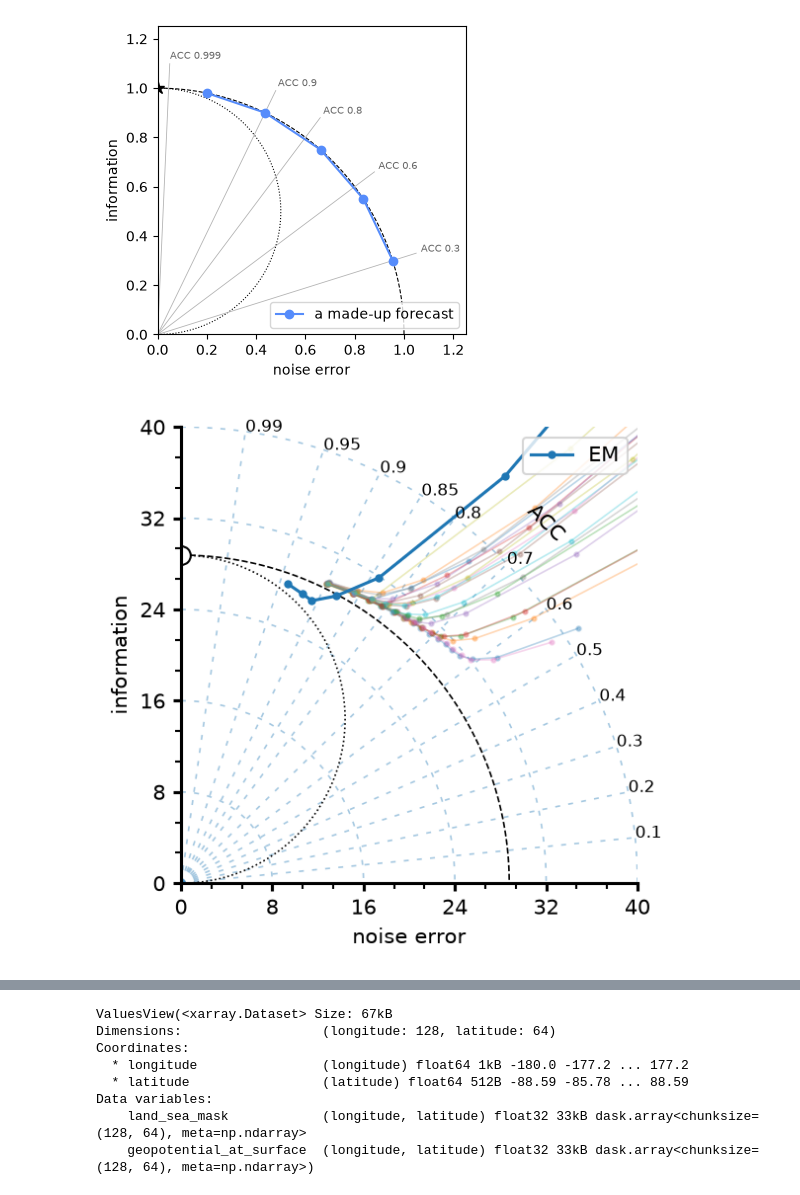
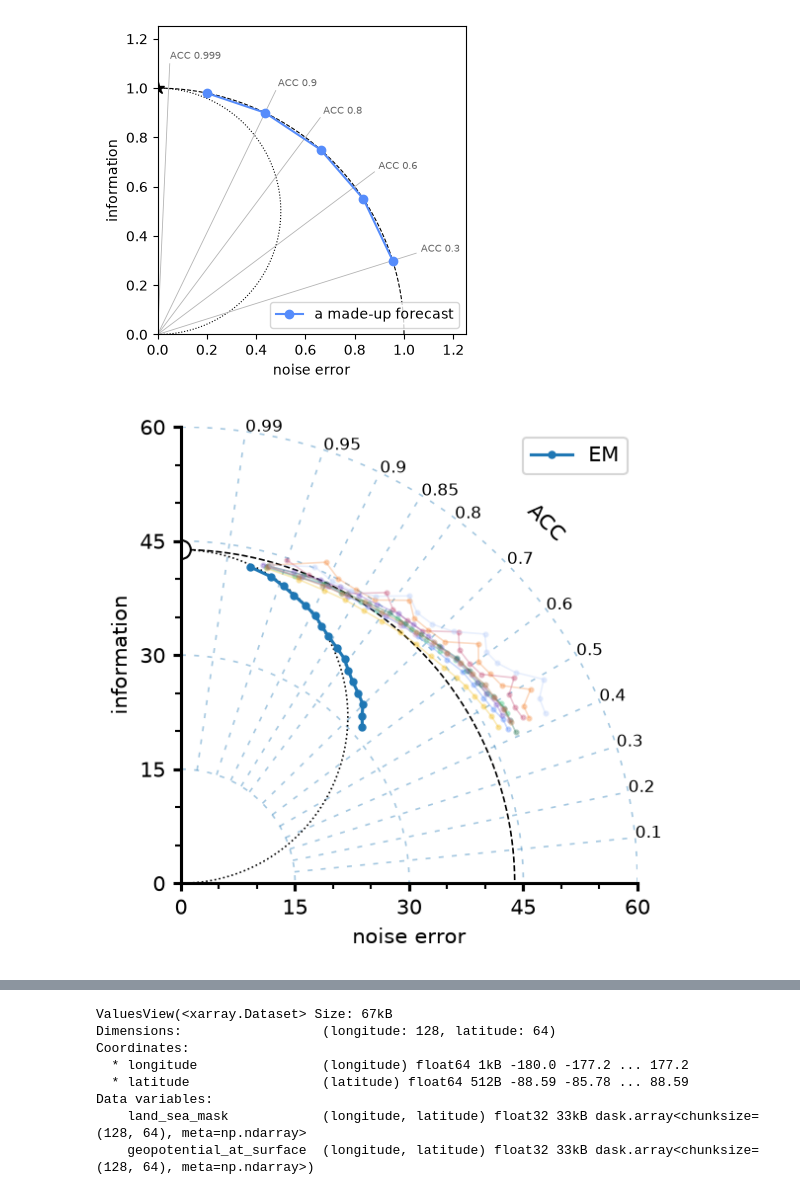
Before and after one commit to VoigtPeter/weather-forecasting, a Jupyter notebook: wf/look_at_clim.ipynb, the cells around one changed output, grey strips where cells are left out. Saved outputs shown, nothing was run; the diff lists cells and outputs as text; code cells hidden in the pictures.

```diff
--- a/wf/look_at_clim.ipynb
+++ b/wf/look_at_clim.ipynb
@@ -157,7 +182,7 @@ plt.show()
 # %%
 import numpy as np
 
-metrics = np.load("C:\\Users\\voigt\\PycharmProjects\\weather-forecasting\\logs\\2p8_extra_features\\val_metrics.npz")
+metrics = np.load("../logs/WeT_afno_step4ft_metrics.npz")
 ACC = metrics["ACC"]
 RMSE = metrics["RMSE"]
 A_pred = metrics["A_pred"]
@@ -167,7 +192,7 @@ p = A_pred * ACC
 IE = np.abs(A_true - p)
 NE = np.sqrt((RMSE ** 2) - (IE ** 2))
 
-var = 0
+var = 1
 
 
 from matplotlib.ticker import MaxNLocator
@@ -207,7 +232,7 @@ def information_noise_diagram(ax, noise_error, information, true_activity, label
     tick_font = ax.get_xticklabels()[0].get_fontproperties()
     for acc in (0.99, 0.95, 0.9, 0.85, 0.8, 0.7, 0.6, 0.5, 0.4, 0.3, 0.2, 0.1):
         ang = np.arccos(acc)
-        ax.plot([0, tick_max * np.sin(ang)], [0, tick_max * np.cos(ang)], c=grid_color, linestyle=grid_linestyle, linewidth=grid_linewidth, alpha=grid_alpha, zorder=-10)
+        ax.plot([ticks[1] * np.sin(ang), tick_max * np.sin(ang)], [ticks[1] * np.cos(ang), tick_max * np.cos(ang)], c=grid_color, linestyle=grid_linestyle, linewidth=grid_linewidth, alpha=grid_alpha, zorder=-10)
         #ax.annotate(f"{acc}", (tick_max * np.sin(ang), tick_max * np.cos(ang)), fontproperties=tick_font, bbox=dict(boxstyle='square,pad=0', fc='none', ec='none'),)
         ax.text(tick_max * np.sin(ang), tick_max * np.cos(ang), f"{acc}", fontsize="small", bbox=None)
     ax.annotate(f"ACC", (0.75, 0.75), xycoords="axes fraction", fontsize="medium", color="k", rotation=-45)
@@ -219,31 +244,31 @@ def information_noise_diagram(ax, noise_error, information, true_activity, label
     # format ticks & spines
     ax.set_xlim(0, 1.25 * a)
     ax.set_ylim(0, 1.25 * a)
     ax.set_xticks(ticks)
     ax.set_xticks(mticks, minor=True)
     ax.set_yticks(ticks)
     ax.set_yticks(mticks, minor=True)
     ax.spines.right.set_visible(False)
     ax.spines.top.set_visible(False)
     ax.spines.left.set(linewidth=1.5)
     ax.spines.bottom.set(linewidth=1.5)
     ax.tick_params(which='major', direction="out", width=1.5, length=4)
     ax.tick_params(which='minor', direction="out", width=1.0, length=3)
 
     ax.set_xlabel("noise error")
     ax.set_ylabel("information")
     return ax
 
 
 fig, ax = plt.subplots(figsize=(4, 4), dpi=150)
 
 information_noise_diagram(ax, None, None, A_true[var, 0].mean())
 for i in range(1, p.shape[1]):
     ax.plot(NE[var, i], p[var, i], "o-", label=None, alpha=0.3, markersize=2, linewidth=0.8)
 
 ax.plot(NE[var, 0], p[var, 0], "o-", label="EM", markersize=3, c="tab:blue")
 
 ax.legend(loc="upper right")
 plt.show()
 # %% [output]
-[figure, old version]
+[figure, new version]
```
Also changed, not shown: parts of 11 cells of this notebook, 9 other files.
